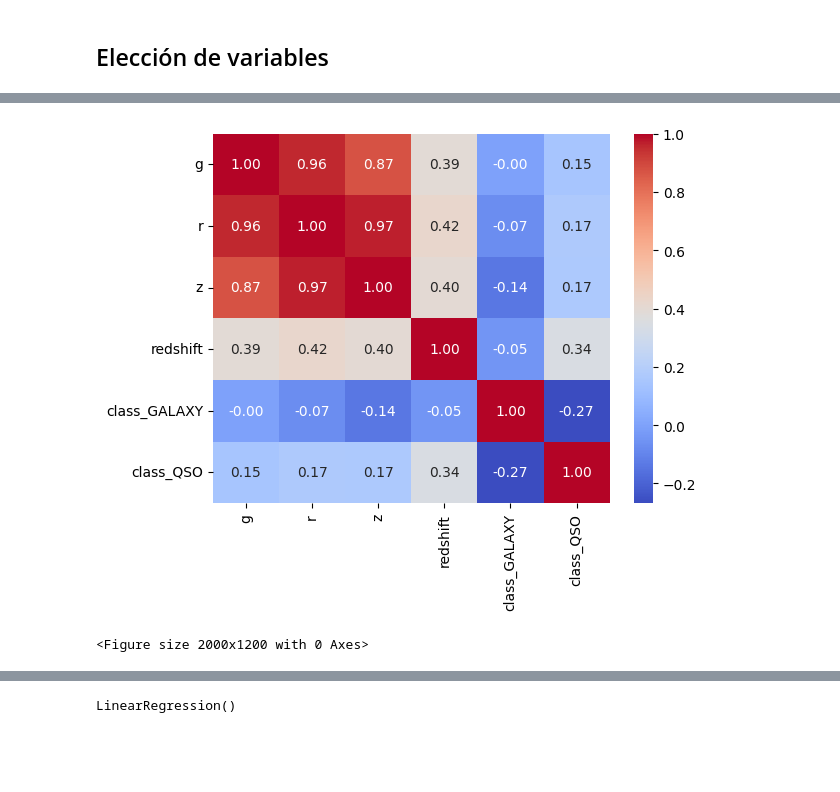
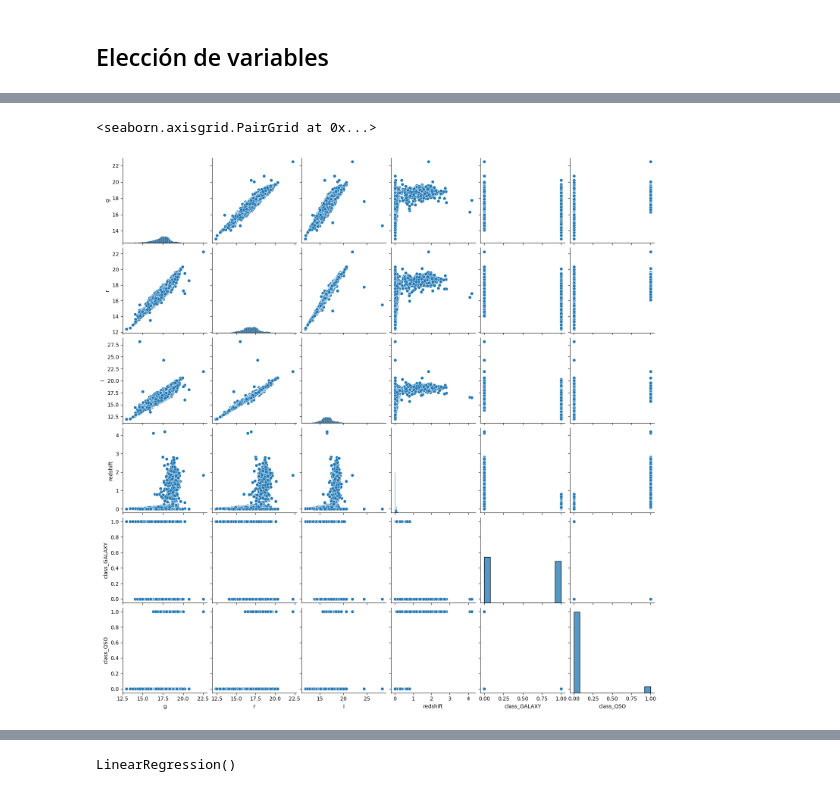
Before and after one commit to ju4ndiegos/BI, a Jupyter notebook: Lab-1/lab1.ipynb, the cells around one changed output, grey strips where cells are left out. Cells and saved outputs as stored; diff of their text form; code cells hidden in the pictures; blank space fills up the shorter version.

```diff
--- a/Lab-1/lab1.ipynb
+++ b/Lab-1/lab1.ipynb
@@ -174,0 +203,3 @@ features=features.drop(['objid','run','mjd','i','ra','dec','class_STAR', 'camcol
+# %%
+final_df=final_df.drop(columns=['rowv','colv','clean','score','field','camcol','dec','class_STAR','objid','mjd','run','ra','u','z'])
+final_df
@@ -175,11 +220,5 @@ features=features.drop(['objid','run','mjd','i','ra','dec','class_STAR', 'camcol
 # %%
-#sns.pairplot(final_df, height=10, y_vars="redshift", x_vars=features, kind="scatter")
+sns.pairplot(final_df, kind="scatter")
+# %% [output]
+<seaborn.axisgrid.PairGrid at 0x...>
+[figure, added]
-# %%
-#heat maps
-
-sns.heatmap(final_df.filter(features).corr(), annot=True, cmap='coolwarm', fmt=".2f")
-plt.figure(figsize=(20,12))
-plt.show()
-# %% [output]
-[figure, removed]
-<Figure size 2000x1200 with 0 Axes>
```
Also changed, not shown: parts of 19 cells of this notebook.
